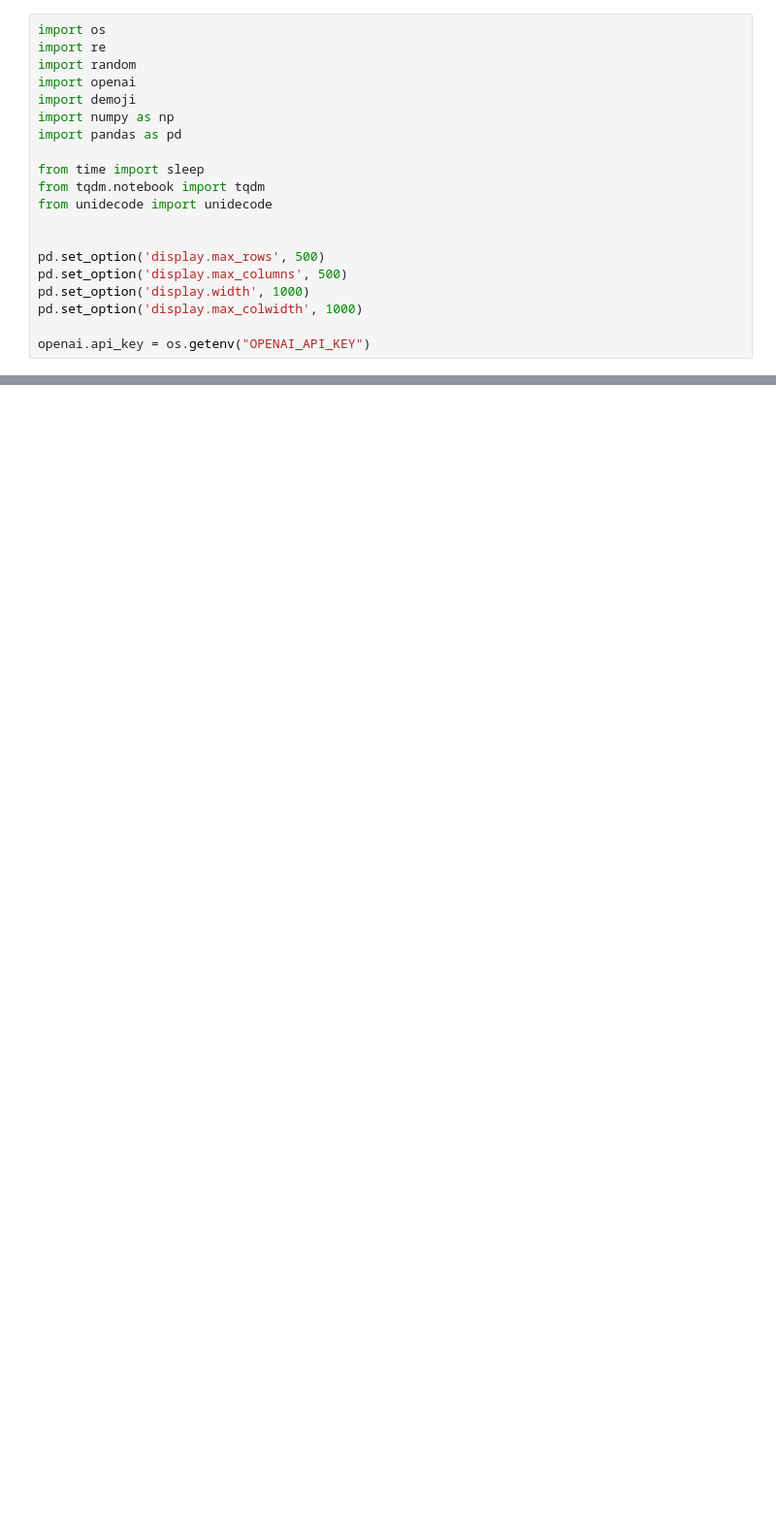
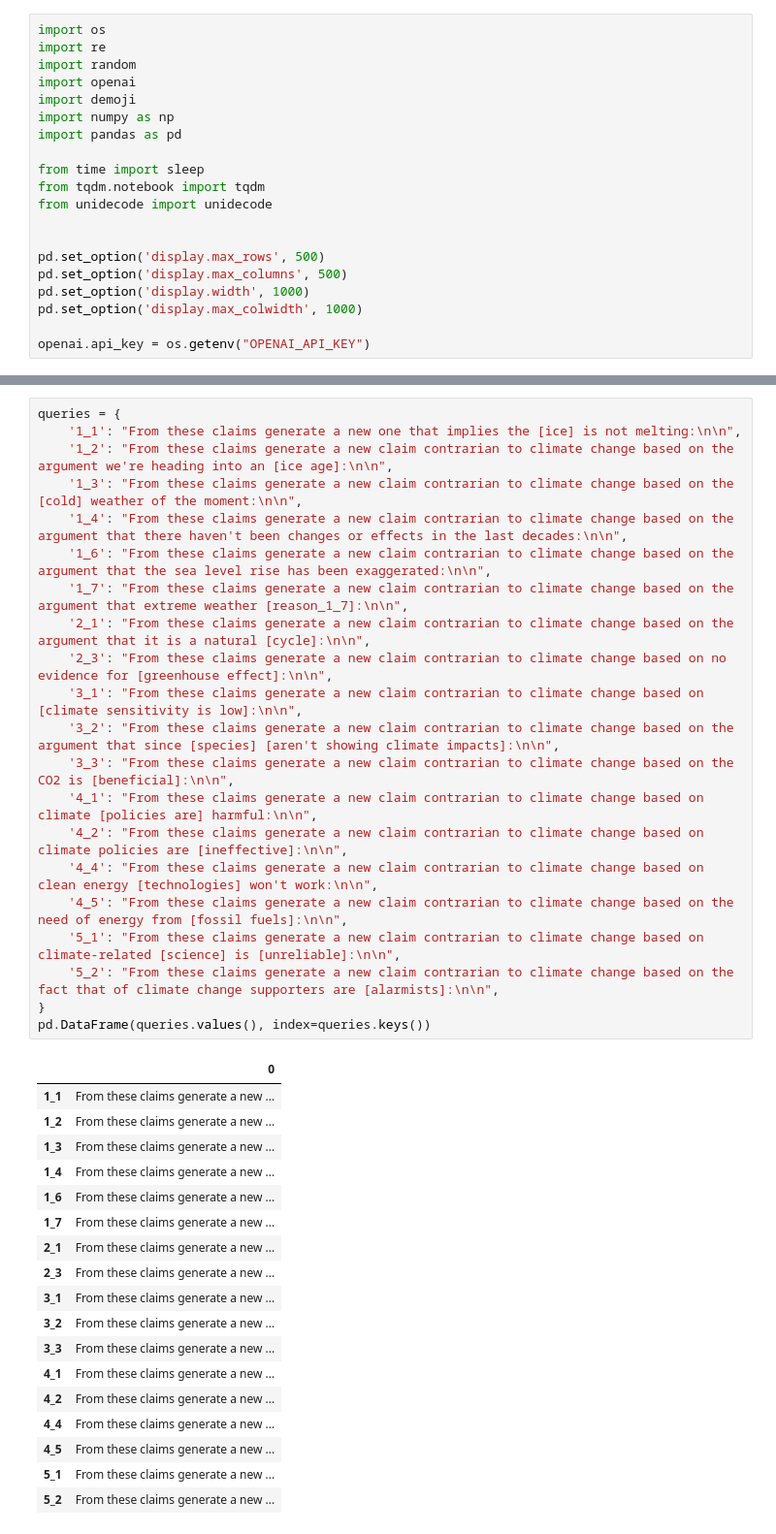
Before and after one commit to crarojasca/MDFI_misinformation, a Jupyter notebook: GPT-3/GPT-3-taxonomy_generator.ipynb, the cells around one changed output, grey strips where cells are left out. Shown at 97% size. Drawn from its saved outputs; the diff is of its cells as text; blank space fills up the shorter version.

```diff
--- a/GPT-3/GPT-3-taxonomy_generator.ipynb
+++ b/GPT-3/GPT-3-taxonomy_generator.ipynb
@@ -35,0 +96,40 @@ elif DATA=="CARDS":
+# %%
+queries = {
+    '1_1': "From these claims generate a new one that implies the [ice] is not melting:\n\n",
+    '1_2': "From these claims generate a new claim contrarian to climate change based on the argument we're heading into an [ice age]:\n\n",
+    '1_3': "From these claims generate a new claim contrarian to climate change based on the [cold] weather of the moment:\n\n",
+    '1_4': "From these claims generate a new claim contrarian to climate change based on the argument that there haven't been changes or effects in the last decades:\n\n",
+    '1_6': "From these claims generate a new claim contrarian to climate change based on the argument that the sea level rise has been exaggerated:\n\n",
+    '1_7': "From these claims generate a new claim contrarian to climate change based on the argument that extreme weather [reason_1_7]:\n\n",
+    '2_1': "From these claims generate a new claim contrarian to climate change based on the argument that it is a natural [cycle]:\n\n",
+    '2_3': "From these claims generate a new claim contrarian to climate change based on no evidence for [greenhouse effect]:\n\n",
+    '3_1': "From these claims generate a new claim contrarian to climate change based on [climate sensitivity is low]:\n\n",
+    '3_2': "From these claims generate a new claim contrarian to climate change based on the argument that since [species] [aren't showing climate impacts]:\n\n",
+    '3_3': "From these claims generate a new claim contrarian to climate change based on the CO2 is [beneficial]:\n\n",
+    '4_1': "From these claims generate a new claim contrarian to climate change based on climate [policies are] harmful:\n\n",
+    '4_2': "From these claims generate a new claim contrarian to climate change based on climate policies are [ineffective]:\n\n",
+    '4_4': "From these claims generate a new claim contrarian to climate change based on clean energy [technologies] won't work:\n\n",
+    '4_5': "From these claims generate a new claim contrarian to climate change based on the need of energy from [fossil fuels]:\n\n",
+    '5_1': "From these claims generate a new claim contrarian to climate change based on climate-related [science] is [unreliable]:\n\n",
+    '5_2': "From these claims generate a new claim contrarian to climate change based on the fact that of climate change supporters are [alarmists]:\n\n",
+}
+pd.DataFrame(queries.values(), index=queries.keys())
+# %% [output]
+|  | 0 |
+| 1_1 | From these claims generate a new ... |
+| 1_2 | From these claims generate a new ... |
+| 1_3 | From these claims generate a new ... |
+| 1_4 | From these claims generate a new ... |
+| 1_6 | From these claims generate a new ... |
+| 1_7 | From these claims generate a new ... |
+| 2_1 | From these claims generate a new ... |
+| 2_3 | From these claims generate a new ... |
+| 3_1 | From these claims generate a new ... |
+| 3_2 | From these claims generate a new ... |
+| 3_3 | From these claims generate a new ... |
+| 4_1 | From these claims generate a new ... |
+| 4_2 | From these claims generate a new ... |
+| 4_4 | From these claims generate a new ... |
+| 4_5 | From these claims generate a new ... |
+| 5_1 | From these claims generate a new ... |
+| 5_2 | From these claims generate a new ... |
```
Also changed, not shown: parts of 10 cells of this notebook, 7 other files.
